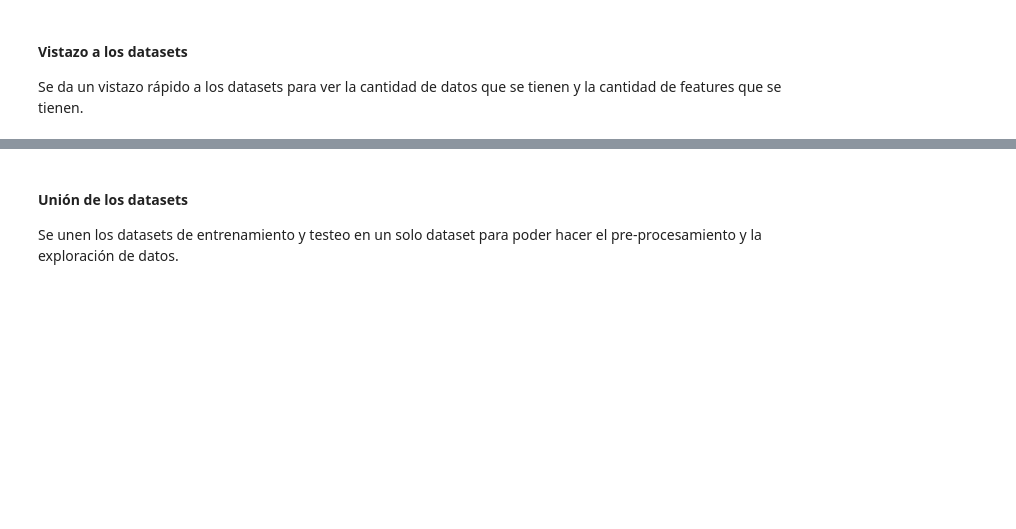
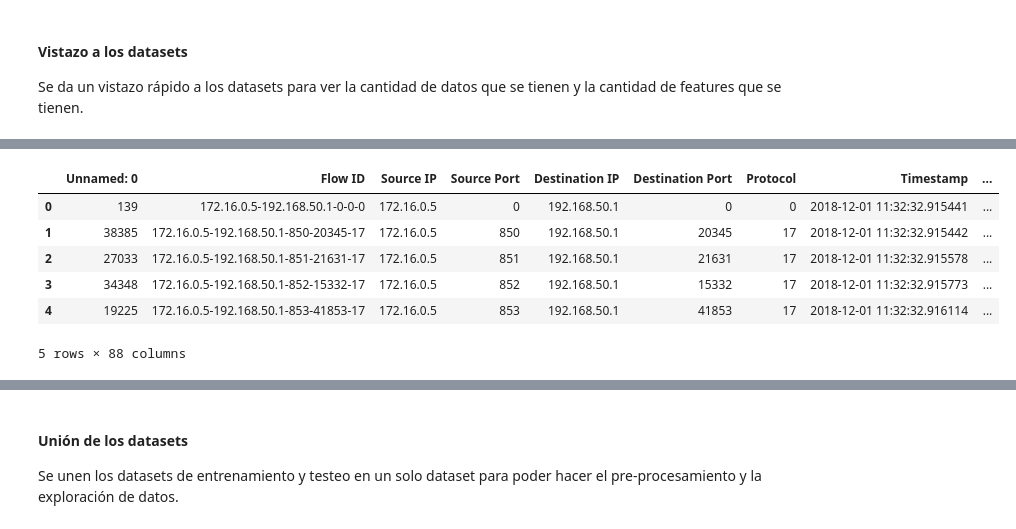
Before and after one commit to jurhs2000/SDS-proyecto, a Jupyter notebook: proyecto.ipynb, the cells around one changed output, grey strips where cells are left out. Cells and saved outputs as stored; diff of their text form; code cells hidden in the pictures; blank space fills up the shorter version.

```diff
--- a/proyecto.ipynb
+++ b/proyecto.ipynb
@@ -58,0 +84,10 @@ DrDoS_DNS.head()
+# %%
+DrDoS_MSSQL.head()
+# %% [output]
+|  | Unnamed: 0 | Flow ID | Source IP | Source Port | Destination IP | Destination Port | Protocol | Timestamp | ... |
+| 0 | 139 | 172.16.0.5-192.168.50.1-0-0-0 | 172.16.0.5 | 0 | 192.168.50.1 | 0 | 0 | 2018-12-01 11:32:32.915441 | ... |
+| 1 | 38385 | 172.16.0.5-192.168.50.1-850-20345-17 | 172.16.0.5 | 850 | 192.168.50.1 | 20345 | 17 | 2018-12-01 11:32:32.915442 | ... |
+| 2 | 27033 | 172.16.0.5-192.168.50.1-851-21631-17 | 172.16.0.5 | 851 | 192.168.50.1 | 21631 | 17 | 2018-12-01 11:32:32.915578 | ... |
+| 3 | 34348 | 172.16.0.5-192.168.50.1-852-15332-17 | 172.16.0.5 | 852 | 192.168.50.1 | 15332 | 17 | 2018-12-01 11:32:32.915773 | ... |
+| 4 | 19225 | 172.16.0.5-192.168.50.1-853-41853-17 | 172.16.0.5 | 853 | 192.168.50.1 | 41853 | 17 | 2018-12-01 11:32:32.916114 | ... |
+5 rows × 88 columns
```
Also changed, not shown: parts of 37 cells of this notebook.
